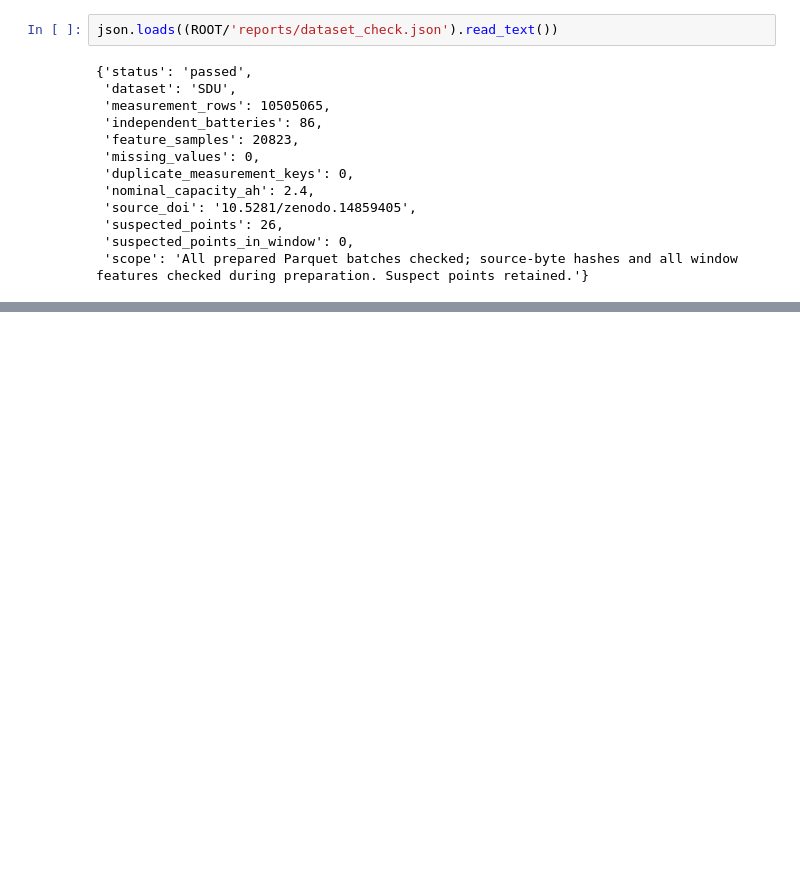
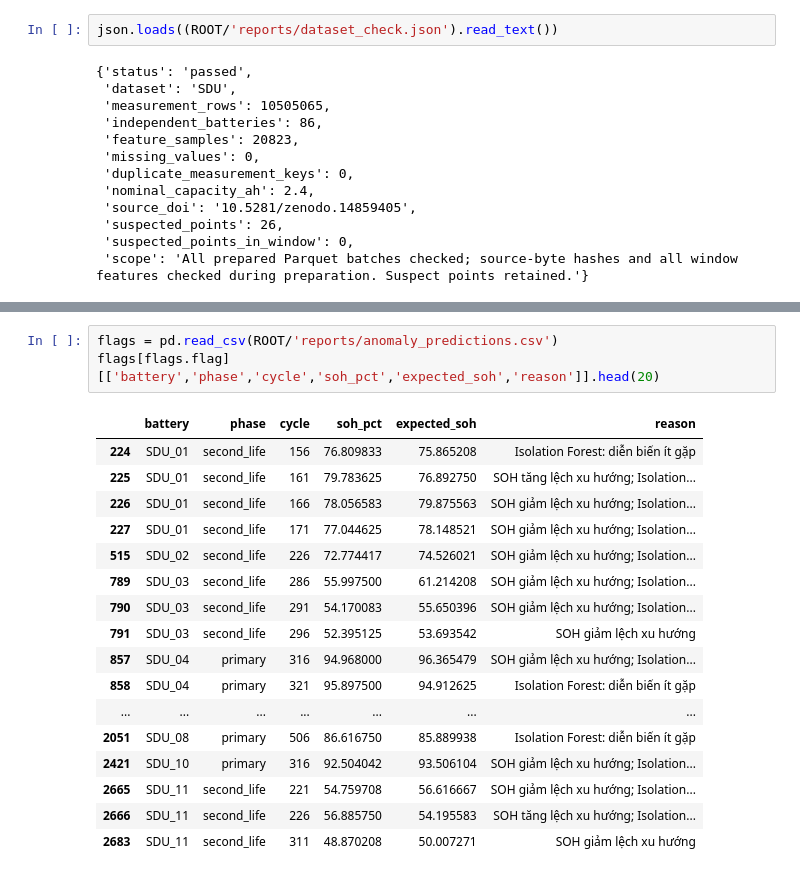
Before and after one commit to VanDuy266/KHOA-LUAN-TOT-NGHIEP, a Jupyter notebook: notebooks/01_eda.ipynb, the cells around one changed output, grey strips where cells are left out. Drawn from its saved outputs; the diff is of its cells as text; blank space fills up the shorter version.

```diff
--- a/notebooks/01_eda.ipynb
+++ b/notebooks/01_eda.ipynb
@@ -183,0 +193,21 @@ json.loads((ROOT/'reports/dataset_check.json').read_text())
+# %%
+flags = pd.read_csv(ROOT/'reports/anomaly_predictions.csv')
+flags[flags.flag][['battery','phase','cycle','soh_pct','expected_soh','reason']].head(20)
+# %% [output]
+|  | battery | phase | cycle | soh_pct | expected_soh | reason |
+| 224 | SDU_01 | second_life | 156 | 76.809833 | 75.865208 | Isolation Forest: diễn biến ít gặp |
+| 225 | SDU_01 | second_life | 161 | 79.783625 | 76.892750 | SOH tăng lệch xu hướng; Isolation... |
+| 226 | SDU_01 | second_life | 166 | 78.056583 | 79.875563 | SOH giảm lệch xu hướng; Isolation... |
+| 227 | SDU_01 | second_life | 171 | 77.044625 | 78.148521 | SOH giảm lệch xu hướng; Isolation... |
+| 515 | SDU_02 | second_life | 226 | 72.774417 | 74.526021 | SOH giảm lệch xu hướng; Isolation... |
+| 789 | SDU_03 | second_life | 286 | 55.997500 | 61.214208 | SOH giảm lệch xu hướng; Isolation... |
+| 790 | SDU_03 | second_life | 291 | 54.170083 | 55.650396 | SOH giảm lệch xu hướng; Isolation... |
+| 791 | SDU_03 | second_life | 296 | 52.395125 | 53.693542 | SOH giảm lệch xu hướng |
+| 857 | SDU_04 | primary | 316 | 94.968000 | 96.365479 | SOH giảm lệch xu hướng; Isolation... |
+| 858 | SDU_04 | primary | 321 | 95.897500 | 94.912625 | Isolation Forest: diễn biến ít gặp |
+| ... | ... | ... | ... | ... | ... | ... |
+| 2051 | SDU_08 | primary | 506 | 86.616750 | 85.889938 | Isolation Forest: diễn biến ít gặp |
+| 2421 | SDU_10 | primary | 316 | 92.504042 | 93.506104 | SOH giảm lệch xu hướng; Isolation... |
+| 2665 | SDU_11 | second_life | 221 | 54.759708 | 56.616667 | SOH giảm lệch xu hướng; Isolation... |
+| 2666 | SDU_11 | second_life | 226 | 56.885750 | 54.195583 | SOH tăng lệch xu hướng; Isolation... |
+| 2683 | SDU_11 | second_life | 311 | 48.870208 | 50.007271 | SOH giảm lệch xu hướng |
```
Also changed, not shown: parts of 4 cells of this notebook, 39 other files.
